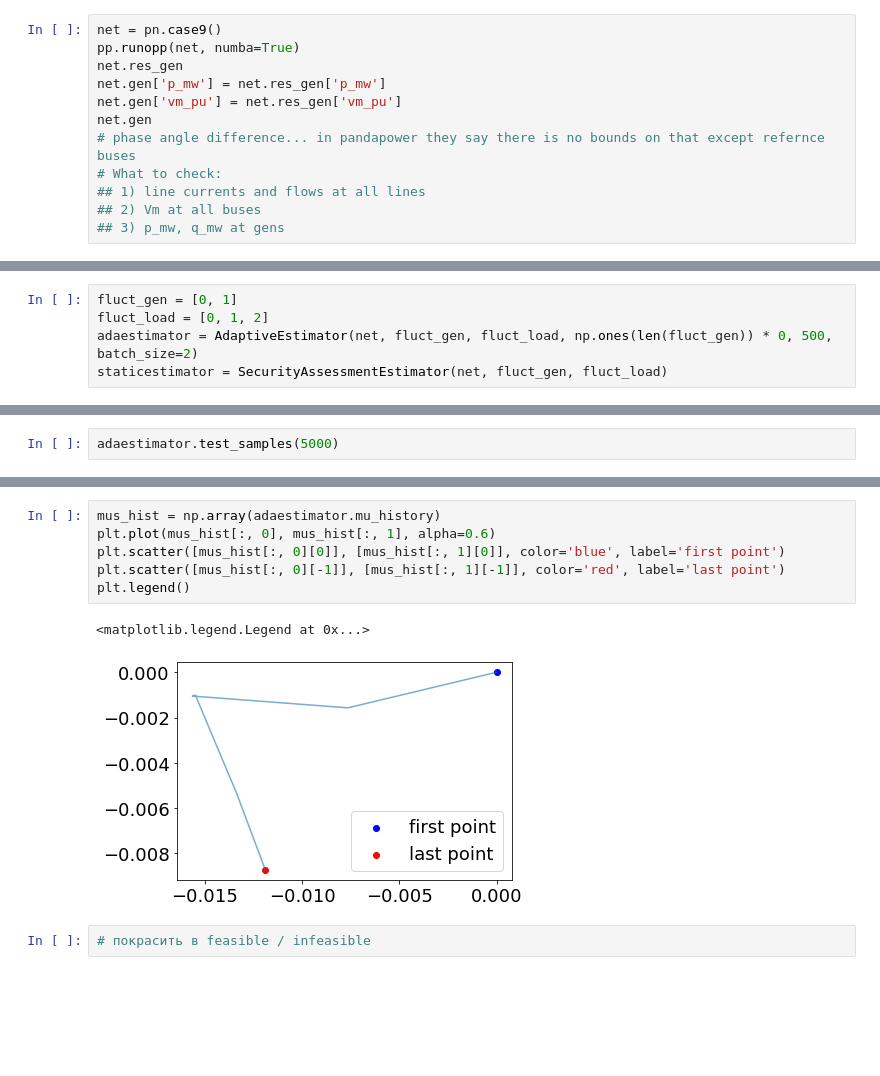
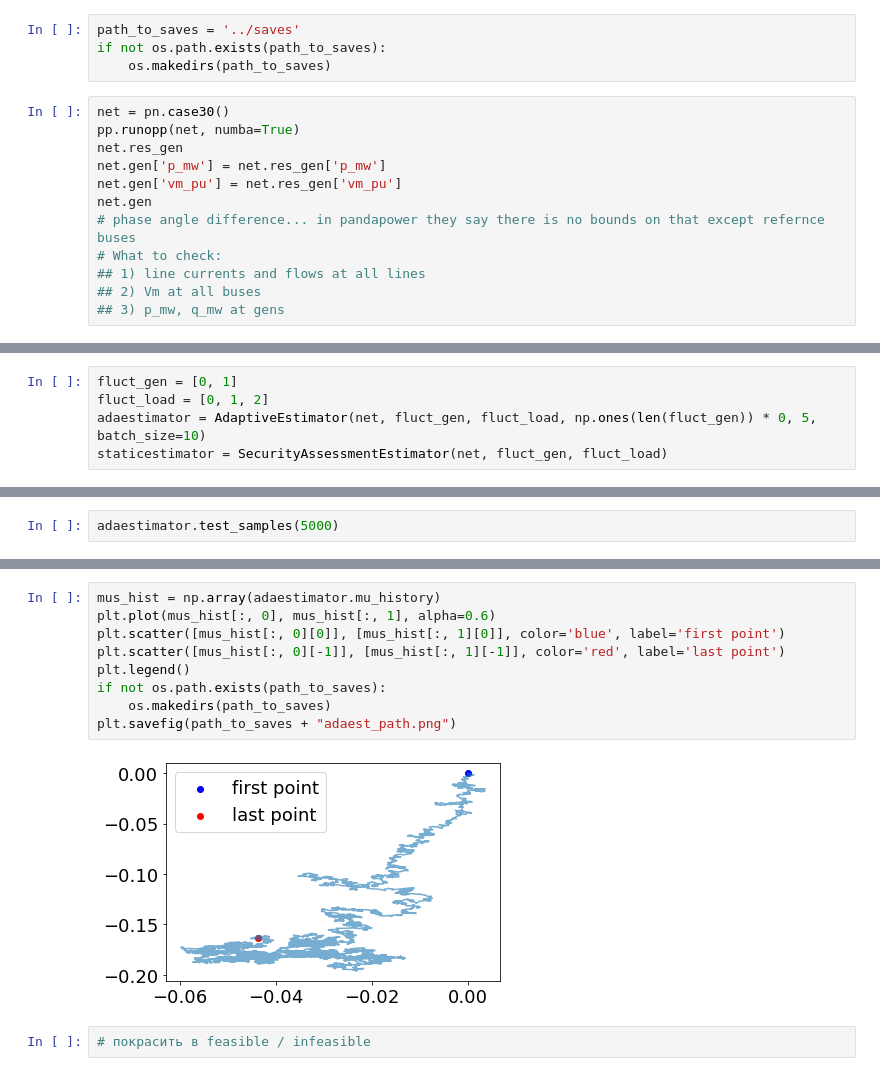
Before and after one commit to vjugor1/AC-PF-Security-Assessment, a Jupyter notebook: notebooks/tmplcss.ipynb, the cells around one changed output, grey strips where cells are left out. Cells and saved outputs as stored; diff of their text form; blank space fills up the shorter version.

```diff
--- a/notebooks/tmplcss.ipynb
+++ b/notebooks/tmplcss.ipynb
@@ -23,8 +23,12 @@ from src.data_utils import grid_data
 from src.estimators.adaptive import AdaptiveEstimator
 from src.estimators.static import SecurityAssessmentEstimator
 from src.samplers.sampler import Sampler
+# %%
+path_to_saves = '../saves'
+if not os.path.exists(path_to_saves):
+    os.makedirs(path_to_saves)
 # %%
-net = pn.case9()
+net = pn.case30()
 pp.runopp(net, numba=True)
 net.res_gen
 net.gen['p_mw'] = net.res_gen['p_mw']
@@ -42,6 +49,6 @@ net.gen
 # %%
 fluct_gen = [0, 1]
 fluct_load = [0, 1, 2]
-adaestimator = AdaptiveEstimator(net, fluct_gen, fluct_load, np.ones(len(fluct_gen)) * 0, 500, batch_size=2)
+adaestimator = AdaptiveEstimator(net, fluct_gen, fluct_load, np.ones(len(fluct_gen)) * 0, 5, batch_size=10)
 staticestimator = SecurityAssessmentEstimator(net, fluct_gen, fluct_load)
 # %%
@@ -66,11 +89,13 @@ plt.plot([np.sum(adaestimator.weightes_outcomes[:i]) / i for i in range(1, adaes
 # %%
 mus_hist = np.array(adaestimator.mu_history)
 plt.plot(mus_hist[:, 0], mus_hist[:, 1], alpha=0.6)
 plt.scatter([mus_hist[:, 0][0]], [mus_hist[:, 1][0]], color='blue', label='first point')
 plt.scatter([mus_hist[:, 0][-1]], [mus_hist[:, 1][-1]], color='red', label='last point')
 plt.legend()
+if not os.path.exists(path_to_saves):
+    os.makedirs(path_to_saves)
+plt.savefig(path_to_saves + "adaest_path.png")
 # %% [output]
-<matplotlib.legend.Legend at 0x...>
-[figure, old version]
+[figure, new version]
 # %%
 # покрасить в feasible / infeasible
```
Also changed, not shown: parts of 8 cells of this notebook.
